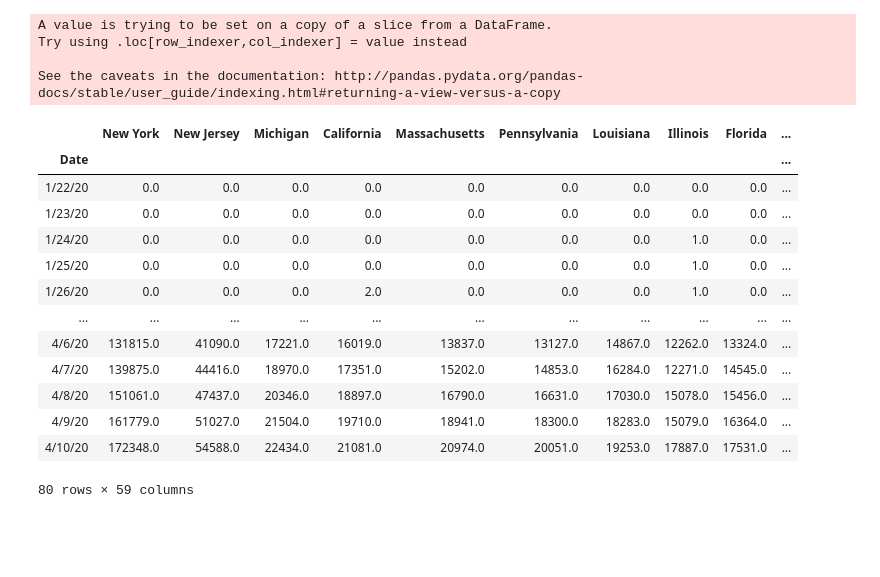
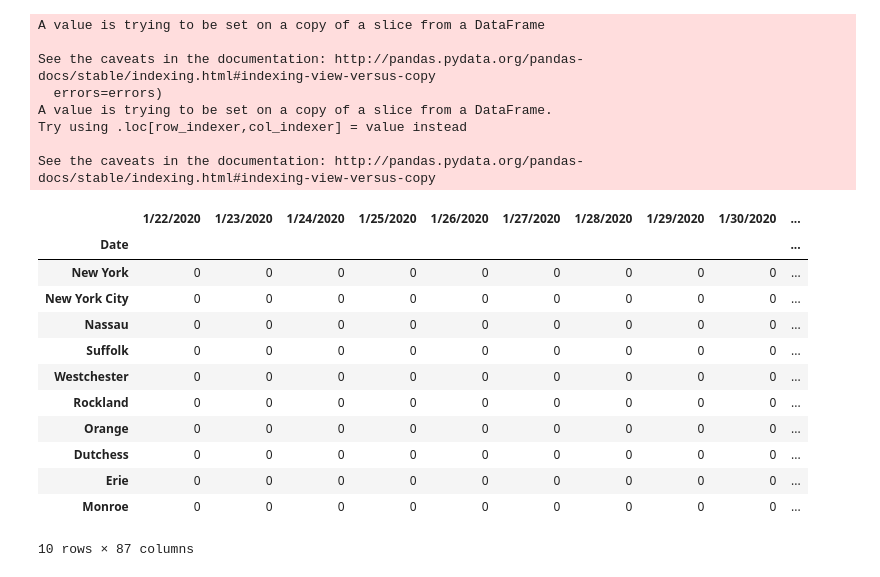
Before and after one commit to ericoliverio/covid-analysis, a Jupyter notebook: Comparative State COVID.ipynb, the cells around one changed output. Saved outputs shown, nothing was run; the diff lists cells and outputs as text; code cells hidden in the pictures; blank space fills up the shorter version.

```diff
--- a/Comparative State COVID.ipynb
+++ b/Comparative State COVID.ipynb
@@ -224,33 +215,35 @@ dc_tot
 # %%
-#top 10
-state = 'California'
+#top 10 conunties
+state = 'New York'
 
-df10 = state_func(state)
-df10 = dc_tot
+df_state = state_func(state)
 
-dft = df10.T
+dft = df_state.T
 dft
 dft.iloc[0,:]
 today = len(dft.columns)-1
-df_top = dft.sort_values(dft.columns[today], ascending = False).T
-df_top #Buffalo/Erie is 8th!
+df_top = dft.sort_values(dft.columns[today], ascending = False)
+df_top.head(10) #Buffalo/Erie is 8th!
 #upstate is bad as well
 # %% [output]
+A value is trying to be set on a copy of a slice from a DataFrame
+
+See the caveats in the documentation: http://pandas.pydata.org/pandas-docs/stable/indexing.html#indexing-view-versus-copy
+  errors=errors)
 A value is trying to be set on a copy of a slice from a DataFrame.
 Try using .loc[row_indexer,col_indexer] = value instead
 
-See the caveats in the documentation: http://pandas.pydata.org/pandas-docs/stable/user_guide/indexing.html#returning-a-view-versus-a-copy
+See the caveats in the documentation: http://pandas.pydata.org/pandas-docs/stable/indexing.html#indexing-view-versus-copy
-|  | New York | New Jersey | Michigan | California | Massachusetts | Pennsylvania | Louisiana | Illinois | Florida | ... |
+|  | 1/22/2020 | 1/23/2020 | 1/24/2020 | 1/25/2020 | 1/26/2020 | 1/27/2020 | 1/28/2020 | 1/29/2020 | 1/30/2020 | ... |
 | Date |  |  |  |  |  |  |  |  |  | ... |
-| 1/22/20 | 0.0 | 0.0 | 0.0 | 0.0 | 0.0 | 0.0 | 0.0 | 0.0 | 0.0 | ... |
-| 1/23/20 | 0.0 | 0.0 | 0.0 | 0.0 | 0.0 | 0.0 | 0.0 | 0.0 | 0.0 | ... |
-| 1/24/20 | 0.0 | 0.0 | 0.0 | 0.0 | 0.0 | 0.0 | 0.0 | 1.0 | 0.0 | ... |
-| 1/25/20 | 0.0 | 0.0 | 0.0 | 0.0 | 0.0 | 0.0 | 0.0 | 1.0 | 0.0 | ... |
-| 1/26/20 | 0.0 | 0.0 | 0.0 | 2.0 | 0.0 | 0.0 | 0.0 | 1.0 | 0.0 | ... |
-| ... | ... | ... | ... | ... | ... | ... | ... | ... | ... | ... |
-| 4/6/20 | 131815.0 | 41090.0 | 17221.0 | 16019.0 | 13837.0 | 13127.0 | 14867.0 | 12262.0 | 13324.0 | ... |
-| 4/7/20 | 139875.0 | 44416.0 | 18970.0 | 17351.0 | 15202.0 | 14853.0 | 16284.0 | 12271.0 | 14545.0 | ... |
-| 4/8/20 | 151061.0 | 47437.0 | 20346.0 | 18897.0 | 16790.0 | 16631.0 | 17030.0 | 15078.0 | 15456.0 | ... |
-| 4/9/20 | 161779.0 | 51027.0 | 21504.0 | 19710.0 | 18941.0 | 18300.0 | 18283.0 | 15079.0 | 16364.0 | ... |
-| 4/10/20 | 172348.0 | 54588.0 | 22434.0 | 21081.0 | 20974.0 | 20051.0 | 19253.0 | 17887.0 | 17531.0 | ... |
+| New York | 0 | 0 | 0 | 0 | 0 | 0 | 0 | 0 | 0 | ... |
+| New York City | 0 | 0 | 0 | 0 | 0 | 0 | 0 | 0 | 0 | ... |
+| Nassau | 0 | 0 | 0 | 0 | 0 | 0 | 0 | 0 | 0 | ... |
+| Suffolk | 0 | 0 | 0 | 0 | 0 | 0 | 0 | 0 | 0 | ... |
+| Westchester | 0 | 0 | 0 | 0 | 0 | 0 | 0 | 0 | 0 | ... |
+| Rockland | 0 | 0 | 0 | 0 | 0 | 0 | 0 | 0 | 0 | ... |
+| Orange | 0 | 0 | 0 | 0 | 0 | 0 | 0 | 0 | 0 | ... |
+| Dutchess | 0 | 0 | 0 | 0 | 0 | 0 | 0 | 0 | 0 | ... |
+| Erie | 0 | 0 | 0 | 0 | 0 | 0 | 0 | 0 | 0 | ... |
+| Monroe | 0 | 0 | 0 | 0 | 0 | 0 | 0 | 0 | 0 | ... |
-80 rows × 59 columns
+10 rows × 87 columns
```
Also changed, not shown: parts of 18 cells of this notebook.
